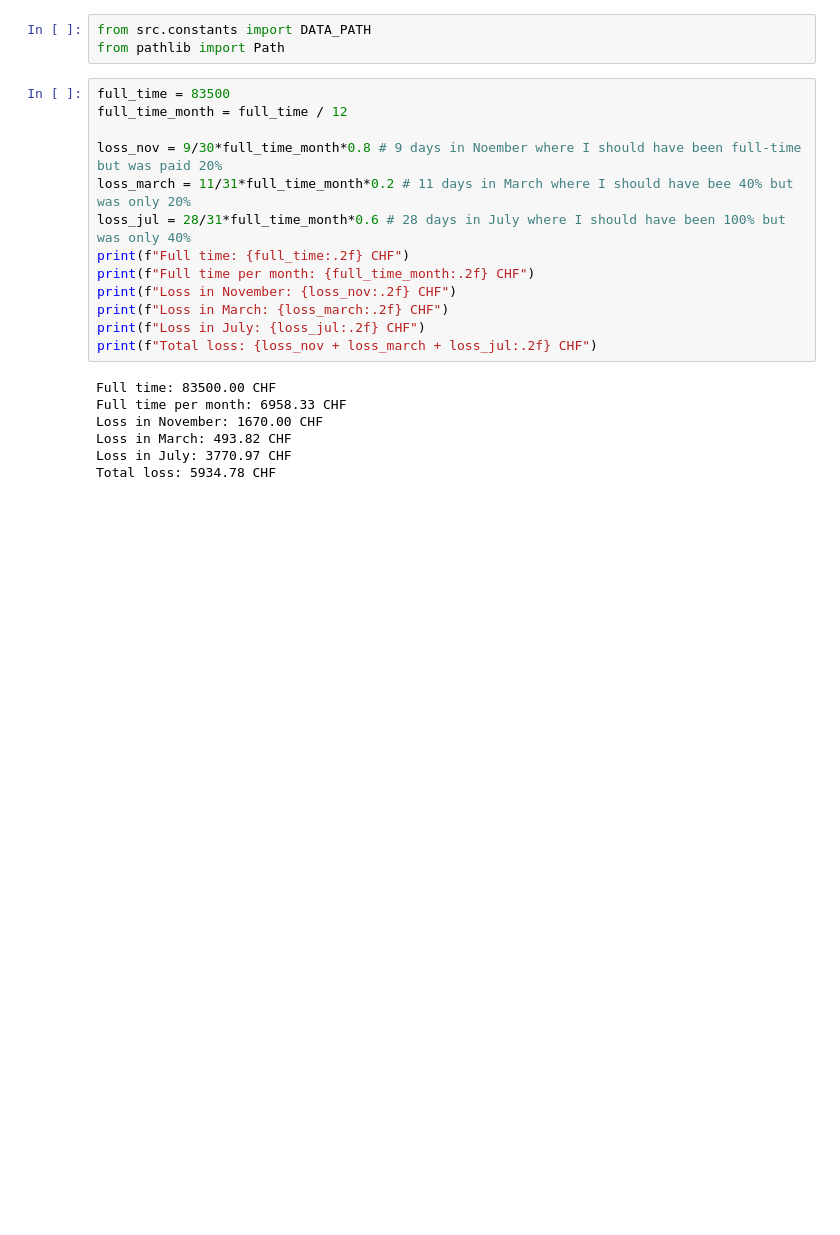
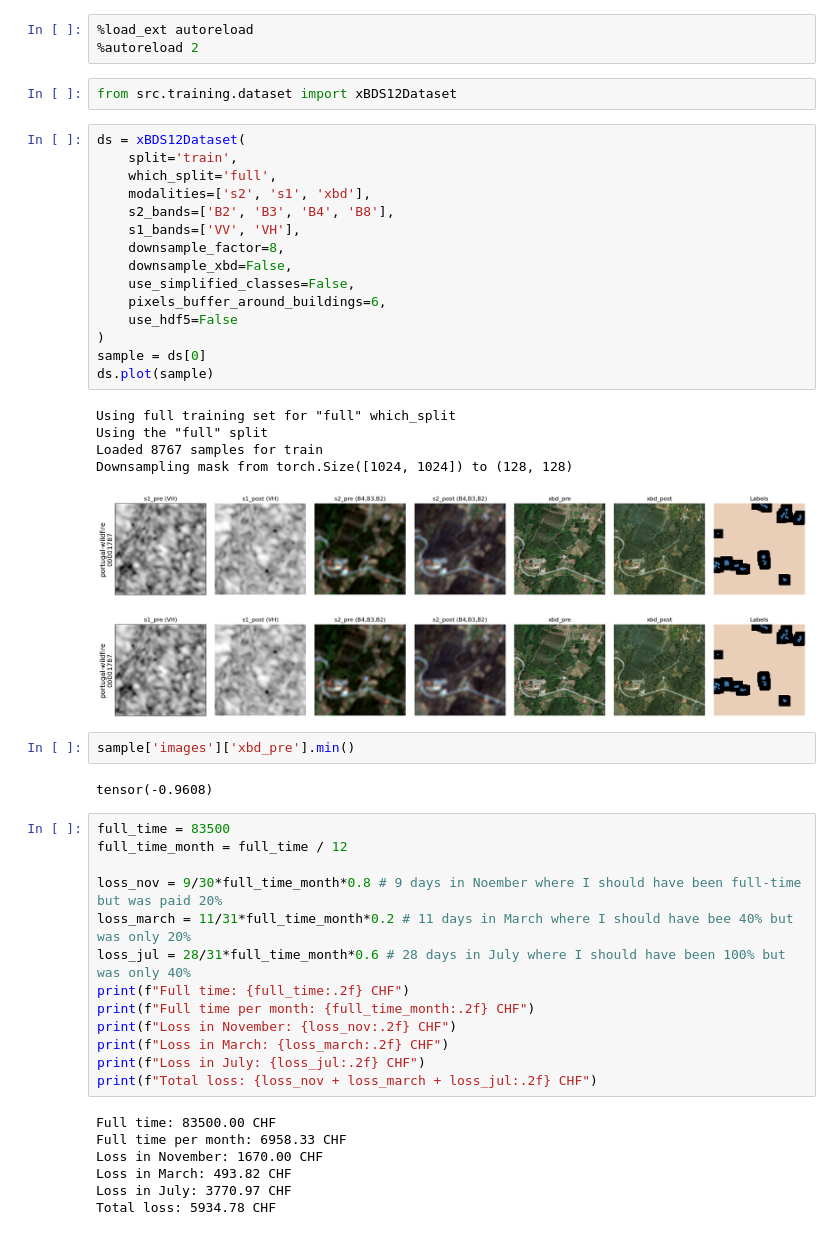
Before and after one commit to prs-eth/xbd-s12, a Jupyter notebook: quick.ipynb, the cells around one changed output. Saved outputs shown, nothing was run; the diff lists cells and outputs as text; blank space fills up the shorter version.

```diff
--- a/quick.ipynb
+++ b/quick.ipynb
@@ -1,6 +1,34 @@
+# %%
+%load_ext autoreload
+%autoreload 2
 # %%
-from src.constants import DATA_PATH
-from pathlib import Path
+from src.training.dataset import xBDS12Dataset
+# %%
+ds = xBDS12Dataset(
+    split='train',
+    which_split='full',
+    modalities=['s2', 's1', 'xbd'],
+    s2_bands=['B2', 'B3', 'B4', 'B8'],
+    s1_bands=['VV', 'VH'],
+    downsample_factor=8,
+    downsample_xbd=False,
+    use_simplified_classes=False,
+    pixels_buffer_around_buildings=6,
+    use_hdf5=False
+)
+sample = ds[0]
+ds.plot(sample)
+# %% [output]
+Using full training set for "full" which_split
+Using the "full" split
+Loaded 8767 samples for train
+Downsampling mask from torch.Size([1024, 1024]) to (128, 128)
+[figure, added]
+[figure, added]
+# %%
+sample['images']['xbd_pre'].min()
+# %% [output]
+tensor(-0.9608)
 # %%
 full_time = 83500
 full_time_month = full_time / 12
```
Also changed, not shown: 2 other files.
